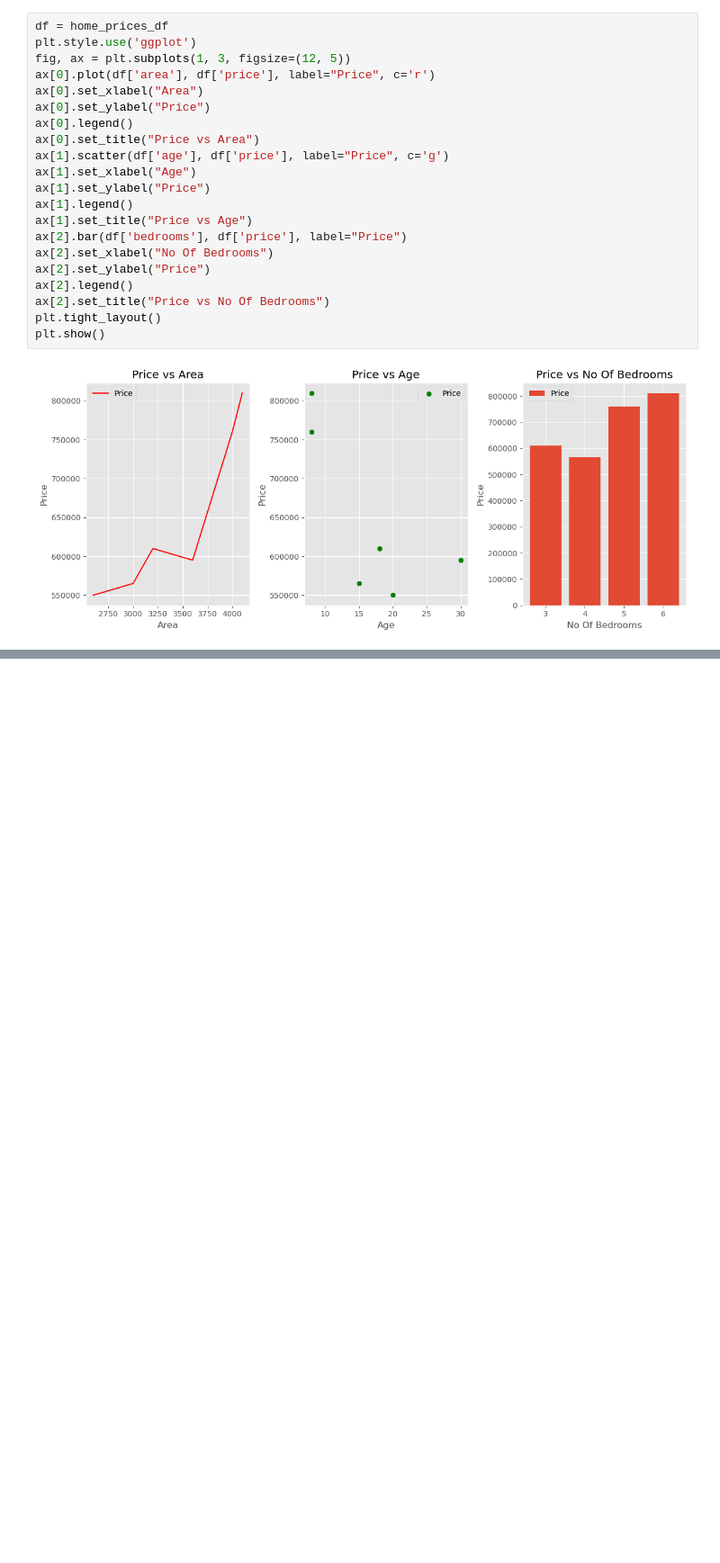
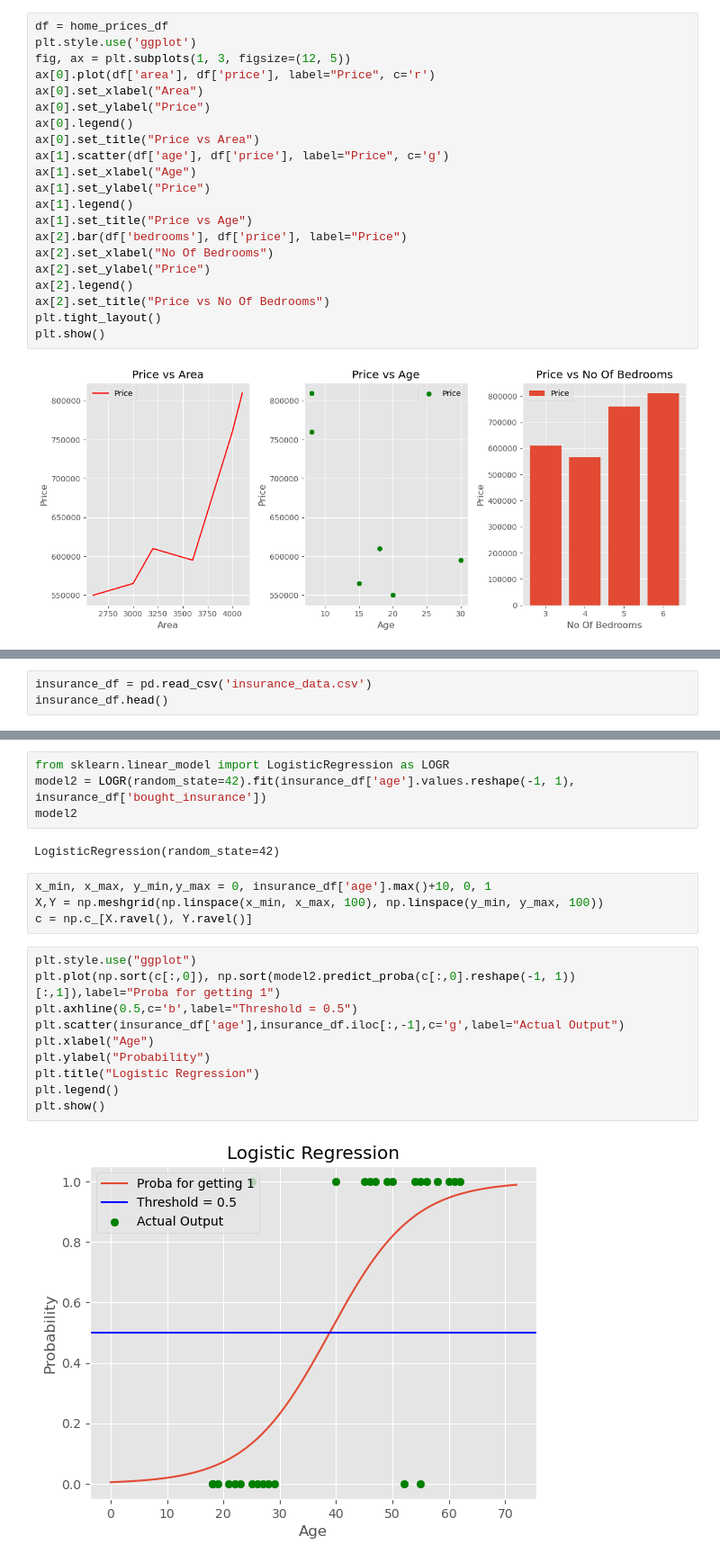
Before and after one commit to sainathdora/MLDS_Internal, a Jupyter notebook: Untitled.ipynb, the cells around one changed output, grey strips where cells are left out. Shown: that part at 90% size. Saved outputs shown, nothing was run; the diff lists cells and outputs as text; blank space fills up the shorter version.

```diff
--- a/Untitled.ipynb
+++ b/Untitled.ipynb
@@ -235,0 +238,3 @@ plt.show()
+# %%
+insurance_df = pd.read_csv('insurance_data.csv')
+insurance_df.head()
@@ -235,0 +248,22 @@ plt.show()
+# %%
+from sklearn.linear_model import LogisticRegression as LOGR
+model2 = LOGR(random_state=42).fit(insurance_df['age'].values.reshape(-1, 1), insurance_df['bought_insurance'])
+model2
+# %% [output]
+LogisticRegression(random_state=42)
+# %%
+x_min, x_max, y_min,y_max = 0, insurance_df['age'].max()+10, 0, 1
+X,Y = np.meshgrid(np.linspace(x_min, x_max, 100), np.linspace(y_min, y_max, 100))
+c = np.c_[X.ravel(), Y.ravel()]
+# %%
+plt.style.use("ggplot")
+plt.plot(np.sort(c[:,0]), np.sort(model2.predict_proba(c[:,0].reshape(-1, 1))[:,1]),label="Proba for getting 1")
+plt.axhline(0.5,c='b',label="Threshold = 0.5")
+plt.scatter(insurance_df['age'],insurance_df.iloc[:,-1],c='g',label="Actual Output")
+plt.xlabel("Age")
+plt.ylabel("Probability")
+plt.title("Logistic Regression")
+plt.legend()
+plt.show()
+# %% [output]
+[figure, added]
```
Also changed, not shown: parts of 3 cells of this notebook.
